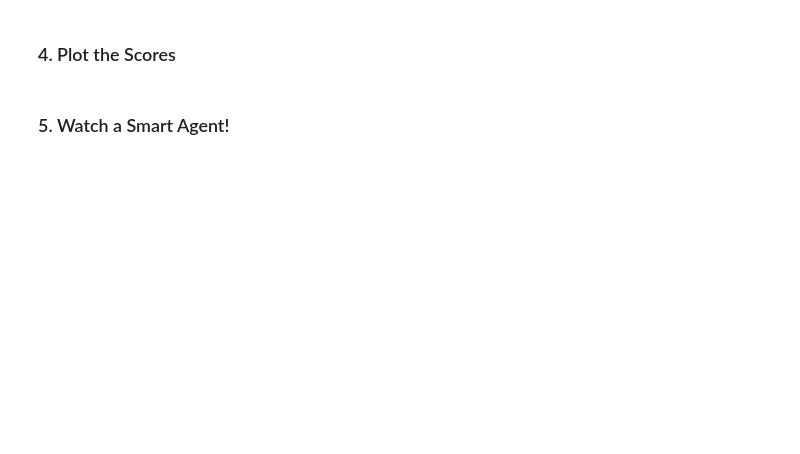
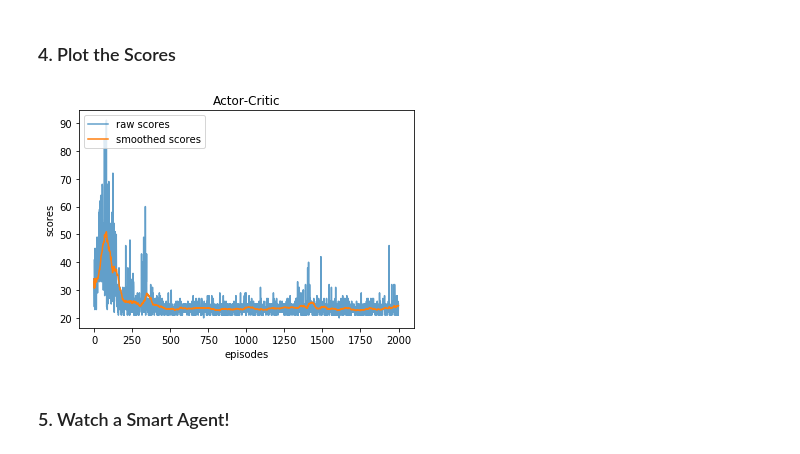
Before and after one commit to merchant98/Reninforcement-Learning, a Jupyter notebook: Project/code/REINFORCE.ipynb, the cells around one changed output. Cells and saved outputs as stored; diff of their text form; code cells hidden in the pictures; blank space fills up the shorter version.

```diff
--- a/Project/code/REINFORCE.ipynb
+++ b/Project/code/REINFORCE.ipynb
@@ -68 +140,8 @@ action space: Discrete(2)
+# %%
+for key_env, env in envs.items():
+    checkpoint = torch.load(f'checkpoint_{env.spec.id}.pt')
+    dqn = DQN.custom_load(checkpoint['100_0'])
+#     for key, value in checkpoint.items():
+# #         dqn = DQN.custom_load(value)
+#         print(key)
 # %% [markdown]
@@ -133,13 +296,41 @@ AttributeError: 'float' object has no attribute 'cpu'
 # %% [markdown]
 ### 4. Plot the Scores
+# %%
+def rolling_average(data, *, window_size):
+    """Smoothen the 1-d data array using a rollin average.
+
+    Args:
+        data: 1-d numpy.array
+        window_size: size of the smoothing window
+
+    Returns:
+        smooth_data: a 1-d numpy.array with the same size as data
+    """
+    assert data.ndim == 1
+    kernel = np.ones(window_size)
+    smooth_data = np.convolve(data, kernel) / np.convolve(
+        np.ones_like(data), kernel
+    )
+    return smooth_data[: -window_size + 1]
 # %%
-fig = plt.figure()
-ax = fig.add_subplot(111)
-plt.plot(np.arange(1, len(scores)+1), scores)
-plt.ylabel('Score')
-plt.xlabel('Episode #')
+# fig = plt.figure()
+# ax = fig.add_subplot(111)
+# plt.plot(np.arange(1, len(scores)+1), scores)
+# plt.ylabel('Score')
+# plt.xlabel('Episode #')
+# plt.title(model)
+# plt.show()
+
+plt.figure()
+plt.plot(scores, alpha=0.7)
+plt.plot(rolling_average(scores, window_size=int(len(scores)/50)))
+plt.legend(['raw scores', 'smoothed scores'], loc="upper left")
+plt.xlabel('episodes')
+plt.ylabel('scores')
 plt.title(model)
 plt.show()
+# %% [output]
+[figure, added]
 # %% [markdown]
 ### 5. Watch a Smart Agent!
 # %%
```
Also changed, not shown: parts of 7 cells of this notebook, 4 other files.
